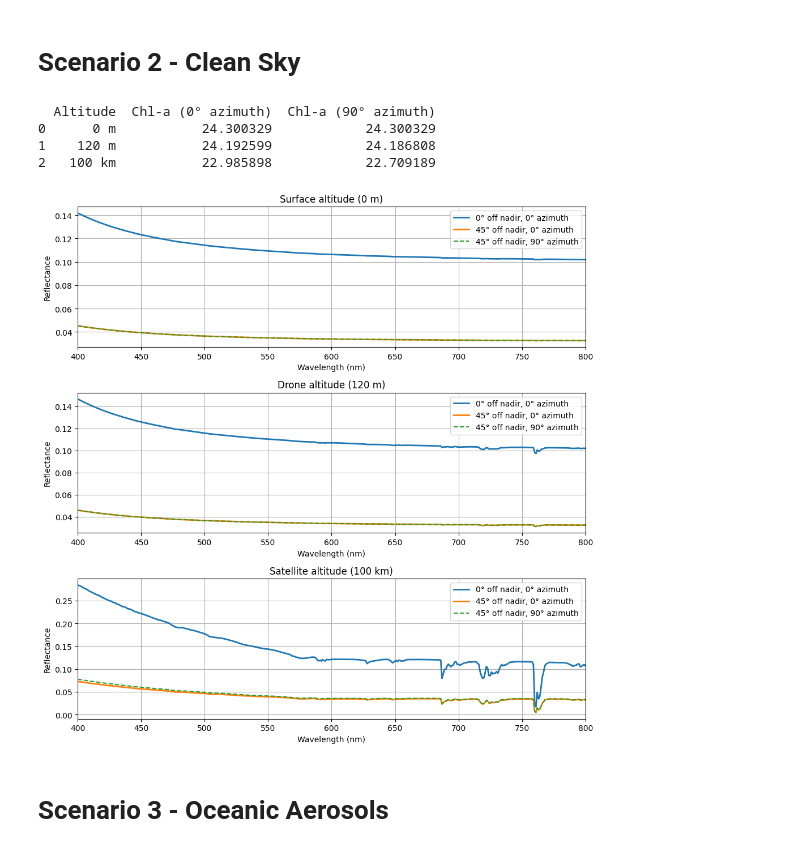
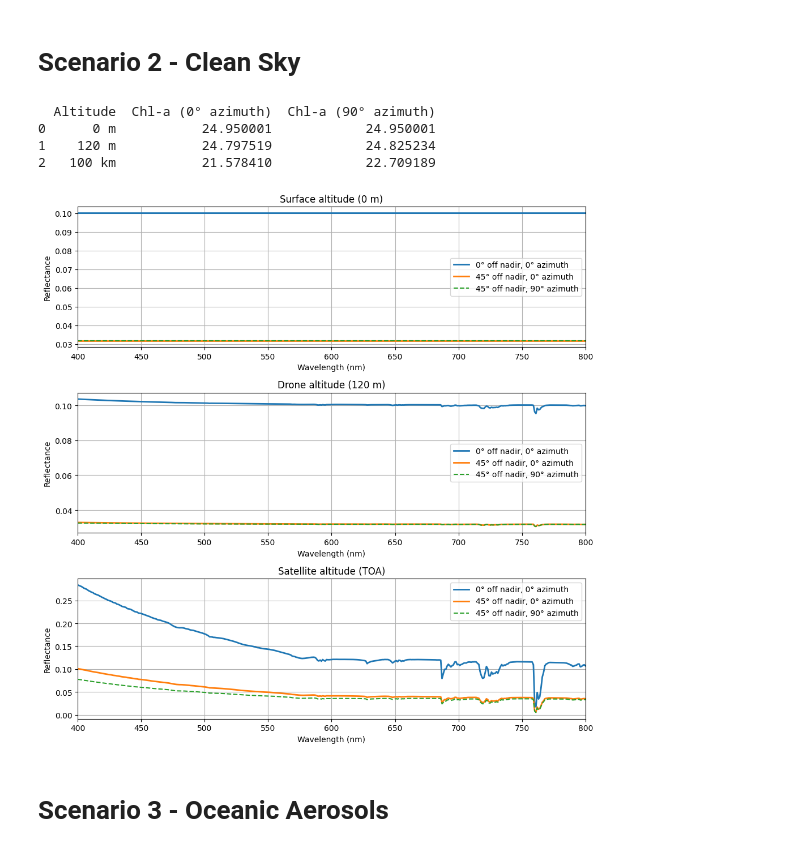
Before and after one commit to SkaugJr/TTK4265-OptiskFjernmaaling, a Jupyter notebook: Prosjekt2/RTM.ipynb, the cells around one changed output. Cells and saved outputs as stored; diff of their text form; code cells hidden in the pictures.

```diff
--- a/Prosjekt2/RTM.ipynb
+++ b/Prosjekt2/RTM.ipynb
@@ -227,19 +227,27 @@ def BlackBodySun(w,T,R_sun_earth=149600000):
 # %%
 # load data
 SC1_0m = parse_uvspec_output('Data/SC1_0m.OUT')
-SC1_0m['reflectance'] = SC1_0m['eup'] / SC1_0m['edir']
-SC1_0m_brdf = parse_uvspec_output('Data/SC1_0m_brdf.OUT')
-SC1_0m_brdf['reflectance'] = SC1_0m_brdf['eup'] / SC1_0m_brdf['edir']
+SC1_0m['reflectance'] = SC1_0m['eup'] /(SC1_0m['edir']+SC1_0m['edn'])
 
 SC1_120m = parse_uvspec_output('Data/SC1_120m.OUT')
-SC1_120m['reflectance'] = SC1_120m['eup'] / SC1_120m['edir']
-SC1_120m_brdf = parse_uvspec_output('Data/SC1_120m_brdf.OUT')
-SC1_120m_brdf['reflectance'] = SC1_120m_brdf['eup'] / SC1_120m_brdf['edir']
+SC1_120m['reflectance'] = SC1_120m['eup'] / (SC1_120m['edir']+SC1_120m['edn'])
 
 SC1_TOA = parse_uvspec_output('Data/SC1_TOA.OUT')
-SC1_TOA['reflectance'] = SC1_TOA['eup'] / SC1_TOA['edir']
-SC1_TOA_brdf = parse_uvspec_output('Data/SC1_TOA_brdf.OUT')
-SC1_TOA_brdf['reflectance'] = SC1_TOA_brdf['eup'] / SC1_TOA_brdf['edir']
+SC1_TOA['reflectance'] = SC1_TOA['eup'] / (SC1_TOA['edir']+SC1_TOA['edn'])
+
+brdf_cols = ['lambda', 'edir', 'edn', 'eup', 'gh', 'actinic', 'uu']
+
+SC1_0m_brdf = np.loadtxt('Data/SC1_0m_brdf.OUT')
+SC1_0m_brdf = pd.DataFrame(SC1_0m_brdf, columns=brdf_cols)
+SC1_0m_brdf['reflectance'] = SC1_0m_brdf['eup'] / (SC1_0m_brdf['edir']+SC1_0m_brdf['edn'])
+
+SC1_120m_brdf = np.loadtxt('Data/SC1_120m_brdf.OUT')
+SC1_120m_brdf = pd.DataFrame(SC1_120m_brdf, columns=brdf_cols)
+SC1_120m_brdf['reflectance'] = SC1_120m_brdf['eup'] / (SC1_120m_brdf['edir']+SC1_120m_brdf['edn'])
+
+SC1_TOA_brdf = np.loadtxt('Data/SC1_TOA_brdf.OUT')
+SC1_TOA_brdf = pd.DataFrame(SC1_TOA_brdf, columns=brdf_cols)
+SC1_TOA_brdf['reflectance'] = SC1_TOA_brdf['eup'] / (SC1_TOA_brdf['edir']+SC1_TOA_brdf['edn'])
 
 
 # Calculate Chl-a for each dataset
@@ -249,8 +257,6 @@ chl_a_120m = calculate_chlorophyll_a(SC1_120m)
 chl_a_120m_brdf = calculate_chlorophyll_a(SC1_120m_brdf)
 chl_a_TOA = calculate_chlorophyll_a(SC1_TOA)
 chl_a_TOA_brdf = calculate_chlorophyll_a(SC1_TOA_brdf)
-
-
 
 chl_df = pd.DataFrame({
     'Altitude': ['0 m', '120 m', '100 km'],
@@ -272,7 +278,6 @@ ax[0].set_ylabel('Reflectance')
 ax[0].set_title('Remote Sensing Reflectance Spectrum (400-800 nm) - Without Ocean BRDF')
 ax[0].legend()
 ax[0].set_xlim(400, 800)
-ax[0].set_ylim(0, 0.4)
 ax[0].grid(True)
 
 # Plot reflectance spectra with Ocean BRDF in the second subplot
@@ -284,7 +289,6 @@ ax[1].set_ylabel('Reflectance')
 ax[1].set_title('Remote Sensing Reflectance Spectrum (400-800 nm) - With Ocean BRDF')
 ax[1].legend()
 ax[1].set_xlim(400, 800)
-ax[1].set_ylim(0, 0.4)
 ax[1].grid(True)
 
 # Adjust layout
@@ -300,16 +304,16 @@ plt.show()
 # Scenario 2 - Clean Sky
 # %%
 SC2_0m = parse_uvspec_output_umu_phi('Data/SC2_0m.OUT')
-SC2_0m['reflectance0'] = SC2_0m['uu(0.7071,0.0)'] / SC2_0m['edir']
-SC2_0m['reflectance90'] = SC2_0m['uu(0.7071,90.0)'] / SC2_0m['edir']
+SC2_0m['reflectance0'] = SC2_0m['uu(0.7071,0.0)'] / (SC2_0m['edir'] + SC2_0m['edn'])
+SC2_0m['reflectance90'] = SC2_0m['uu(0.7071,90.0)'] / (SC2_0m['edir'] + SC2_0m['edn'])
 
 SC2_120m = parse_uvspec_output_umu_phi('Data/SC2_120m.OUT')
-SC2_120m['reflectance0'] = SC2_120m['uu(0.7071,0.0)'] / SC2_120m['edir']
-SC2_120m['reflectance90'] = SC2_120m['uu(0.7071,90.0)'] / SC2_120m['edir']
+SC2_120m['reflectance0'] = SC2_120m['uu(0.7071,0.0)'] / (SC2_120m['edir'] + SC2_120m['edn'])
+SC2_120m['reflectance90'] = SC2_120m['uu(0.7071,90.0)'] / (SC2_120m['edir'] + SC2_120m['edn'])
 
 SC2_TOA = parse_uvspec_output_umu_phi('Data/SC2_TOA.OUT')
-SC2_TOA['reflectance0'] = SC2_TOA['uu(0.7071,0.0)'] / SC2_TOA['edir']
-SC2_TOA['reflectance90'] = SC2_TOA['uu(0.7071,90.0)'] / SC2_TOA['edir']
+SC2_TOA['reflectance0'] = SC2_TOA['uu(0.7071,0.0)'] / (SC2_TOA['edir'] + SC2_TOA['edn'])
+SC2_TOA['reflectance90'] = SC2_TOA['uu(0.7071,90.0)'] / (SC2_TOA['edir'] + SC2_TOA['edn'])
 
 
 # calculate Chl-a for each dataset
@@ -335,38 +339,38 @@ ax[0].set_title('Surface altitude (0 m)')
 ax[0].set_xlabel('Wavelength (nm)')
 ax[0].set_ylabel('Reflectance')
 ax[0].legend()
 ax[0].set_xlim(400, 800)
 ax[0].grid(True)
 
 ax[1].plot(SC1_120m['lambda'], SC1_120m['reflectance'], label='0° off nadir, 0° azimuth', linewidth=2)
 ax[1].plot(SC2_120m['lambda'], SC2_120m['reflectance0'], label='45° off nadir, 0° azimuth', linewidth=2)
 ax[1].plot(SC2_120m['lambda'], SC2_120m['reflectance90'], label='45° off nadir, 90° azimuth', linewidth=1.5, linestyle='--')
 ax[1].set_title('Drone altitude (120 m)')
 ax[1].set_xlabel('Wavelength (nm)')
 ax[1].set_ylabel('Reflectance')
 ax[1].legend()
 ax[1].set_xlim(400, 800)
 ax[1].grid(True)
 
 ax[2].plot(SC1_TOA['lambda'], SC1_TOA['reflectance'], label='0° off nadir, 0° azimuth', linewidth=2)
 ax[2].plot(SC2_TOA['lambda'], SC2_TOA['reflectance0'], label='45° off nadir, 0° azimuth', linewidth=2)
 ax[2].plot(SC2_TOA['lambda'], SC2_TOA['reflectance90'], label='45° off nadir, 90° azimuth', linewidth=1.5, linestyle='--')
-ax[2].set_title('Satellite altitude (100 km)')
+ax[2].set_title('Satellite altitude (TOA)')
 ax[2].set_xlabel('Wavelength (nm)')
 ax[2].set_ylabel('Reflectance')
 ax[2].legend()
 ax[2].set_xlim(400, 800)
 ax[2].grid(True)
 
 plt.tight_layout()
 
 plt.show()
 # %% [output]
   Altitude  Chl-a (0° azimuth)  Chl-a (90° azimuth)
-0      0 m           24.300329            24.300329
-1    120 m           24.192599            24.186808
-2   100 km           22.985898            22.709189
+0      0 m           24.950001            24.950001
+1    120 m           24.797519            24.825234
+2   100 km           21.578410            22.709189
-[figure, old version]
+[figure, new version]
 # %% [markdown]
 # Scenario 3 - Oceanic Aerosols
 # %%
```
Also changed, not shown: parts of 4 cells of this notebook, 26 other files.
